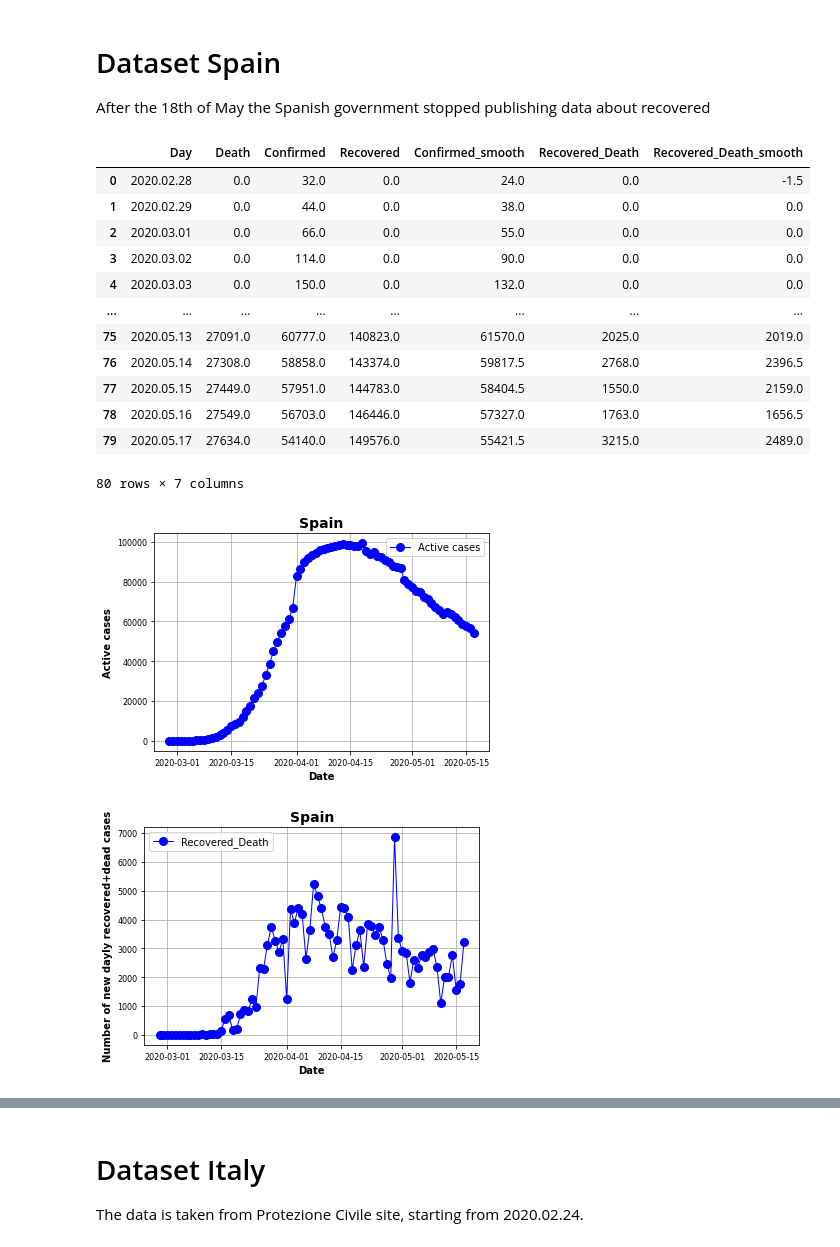
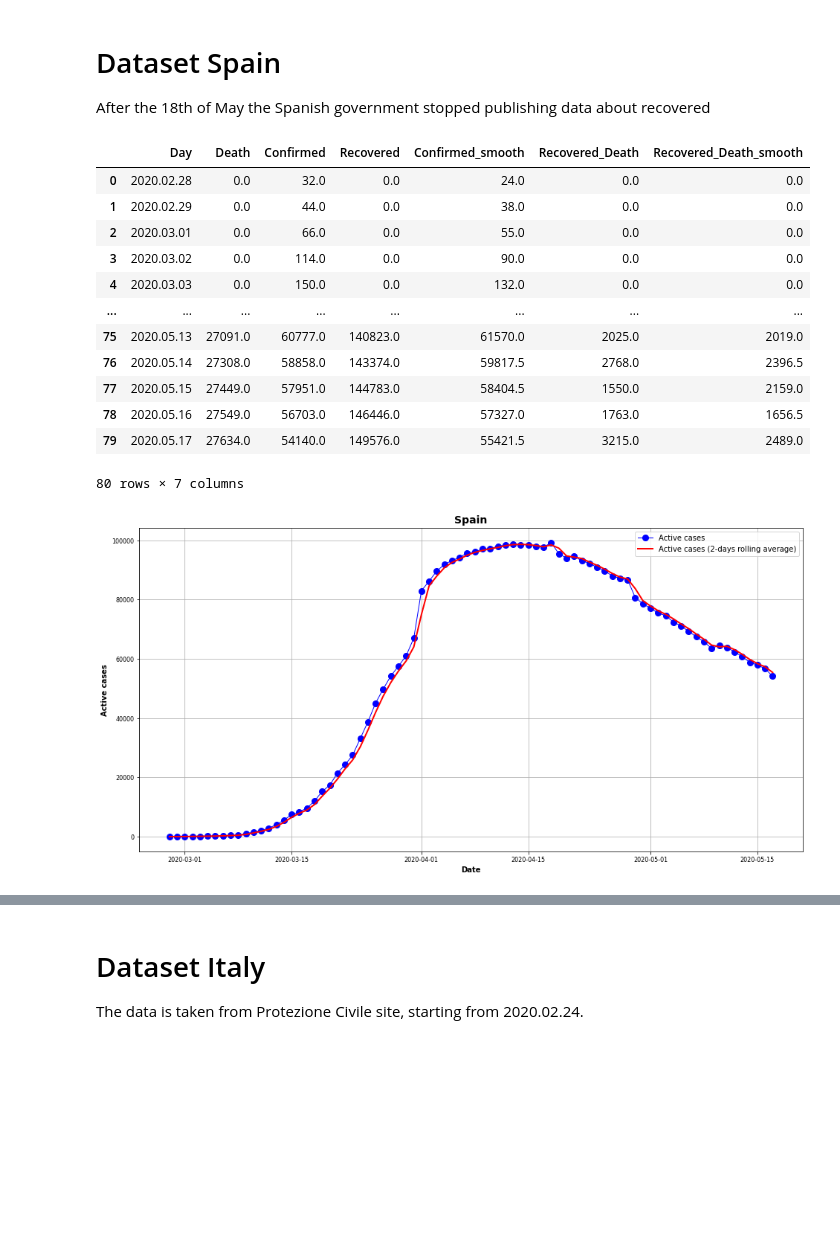
Before and after one commit to Nuelam9/Bayesian-inference-on-SCIR-epidemic-model, a Jupyter notebook: Advanced-statistics/data_preprocessing.ipynb, the cells around one changed output, grey strips where cells are left out. Cells and saved outputs as stored; diff of their text form; code cells hidden in the pictures; blank space fills up the shorter version.

```diff
--- a/Advanced-statistics/data_preprocessing.ipynb
+++ b/Advanced-statistics/data_preprocessing.ipynb
@@ -55,10 +56,12 @@ df['Recovered_Death'] = (df.Recovered + df.Death).diff().fillna(0) # (daily deri
 df['Recovered_Death_smooth'] = df.Recovered_Death.rolling(2, min_periods=1).mean()
 
 df = df[df.Day >= '2020.02.28'].reset_index(drop=True)
+df.loc[0, 'Recovered_Death_smooth'] = 0.
+
 df
 # %% [output]
 |  | Day | Death | Confirmed | Recovered | Confirmed_smooth | Recovered_Death | Recovered_Death_smooth |
-| 0 | 2020.02.28 | 0.0 | 32.0 | 0.0 | 24.0 | 0.0 | -1.5 |
+| 0 | 2020.02.28 | 0.0 | 32.0 | 0.0 | 24.0 | 0.0 | 0.0 |
 | 1 | 2020.02.29 | 0.0 | 44.0 | 0.0 | 38.0 | 0.0 | 0.0 |
 | 2 | 2020.03.01 | 0.0 | 66.0 | 0.0 | 55.0 | 0.0 | 0.0 |
 | 3 | 2020.03.02 | 0.0 | 114.0 | 0.0 | 90.0 | 0.0 | 0.0 |
@@ -73,33 +76,17 @@ df
 # %%
 # save fgure with plot from january
 plt.plot(pd.to_datetime(df.Day), df.Confirmed, 'bo-', lw=1, label='Active cases')
-#plt.plot(pd.to_datetime(df.Day), df.Confirmed_smooth, 'r', lw=2, label='Active cases (2-days rolling average)')
+plt.plot(pd.to_datetime(df.Day), df.Confirmed_smooth, 'r', lw=2, label='Active cases (2-days rolling average)')
 #ymin, ymax = plt.ylim()
 #plt.vlines(pd.to_datetime(df.Day[df.Day == '2020.02.28']), 0, ymax, color='r')
 #plt.vlines(pd.to_datetime(df.Day[df.Day == '2020.03.31']), 0, ymax, color='g')
 #plt.vlines(pd.to_datetime(df.Day[df.Day == '2020.04.18']), 0, ymax, color='r')
 plt.xlabel('Date')
 plt.ylabel('Active cases')
 plt.title('Spain', weight='bold', fontsize=14)
 plt.legend()
 plt.grid()
 #plt.savefig("active_cases_data_Spain.png", quality=100, transparent=True, dpi=400)
 plt.show()
-
-
-plt.plot(pd.to_datetime(df.Day), df.Recovered_Death, 'bo-', lw=1, label='Recovered_Death')
-#plt.plot(pd.to_datetime(df.Day), df.Recovered_Death_smooth, 'r', lw=2, label='Recovered_Death (2-days rolling average)')
-#ymin, ymax = plt.ylim()
-#plt.vlines(pd.to_datetime(df.Day[df.Day == '2020.02.28']), 0, ymax, color='r')
-#plt.vlines(pd.to_datetime(df.Day[df.Day == '2020.03.31']), 0, ymax, color='g')
-#plt.vlines(pd.to_datetime(df.Day[df.Day == '2020.04.18']), 0, ymax, color='r')
-plt.xlabel('Date')
-plt.ylabel('Number of new dayly recovered+dead cases')
-plt.title('Spain', weight='bold', fontsize=14)
-plt.legend()
-plt.grid()
-plt.show()
-#plt.savefig("recovered_death_data_Spain.png", quality=100, transparent=True, dpi=400)
 # %% [output]
-[figure, old version]
+[figure, new version]
-[figure, removed]
```
Also changed, not shown: parts of 6 cells of this notebook.
